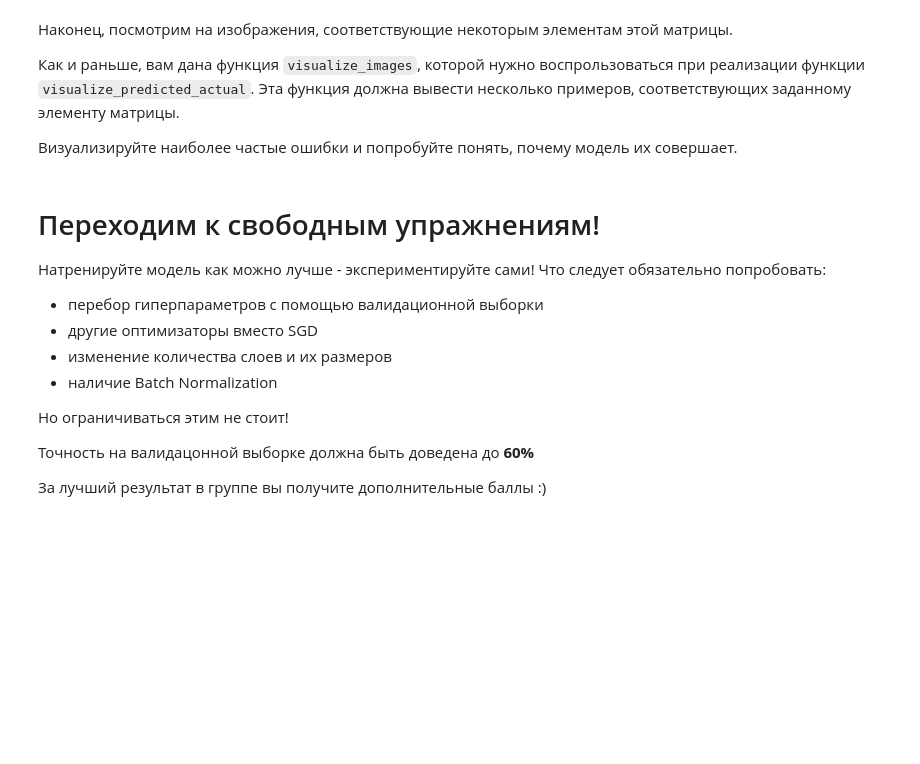
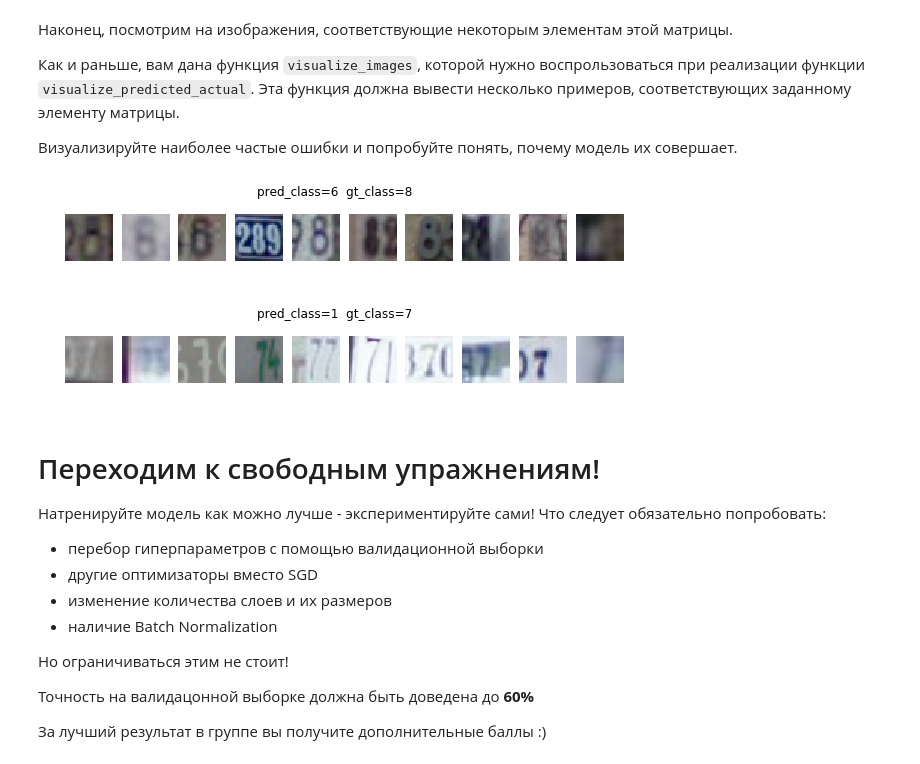
Before and after one commit to Skvortsovg/dlcourse_ai, a Jupyter notebook: assignments/assignment2/PyTorch.ipynb, the cells around one changed output. Drawn from its saved outputs; the diff is of its cells as text; code cells hidden in the pictures; blank space fills up the shorter version.

```diff
--- a/assignments/assignment2/PyTorch.ipynb
+++ b/assignments/assignment2/PyTorch.ipynb
@@ -260,4 +277,20 @@ loss_history, train_history, val_history = train_model(nn_model, train_model, va
 Чтобы это сделать мы приводим код `SubsetSampler`, который просто проходит по всем заданным индексам последовательно и составляет из них батчи.
 
 Реализуйте функцию `evaluate_model`, которая прогоняет модель через все сэмплы validation set и запоминает предсказания модели и истинные метки.
+# %%
+class SubsetSampler(Sampler):
+    """Samples elements with given indices sequentially
+
+    Arguments:
+        indices (ndarray): indices of the samples to take
+    """
+
+    def __init__(self, indices):
+        self.indices = indices
+
+    def __iter__(self):
+        return (self.indices[i] for i in range(len(self.indices)))
+
+    def __len__(self):
+        return len(self.indices)
 # %%
@@ -370,42 +390,44 @@ data_train_images = dset.SVHN('./data/', split='train')
 def visualize_images(indices, data, title='', max_num=10):
     """
     Visualizes several images from the dataset
 
     indices: array of indices to visualize
     data: torch Dataset with the images
     title: string, title of the plot
     max_num: int, max number of images to display
     """
     to_show = min(len(indices), max_num)
     fig = plt.figure(figsize=(10,1.5))
     fig.suptitle(title)
     for i, index in enumerate(indices[:to_show]):
-        plt.subplot(1,to_show, i+1)
+        plt.subplot(1, to_show, i+1)
         plt.axis('off')
         sample = data[index][0]
         plt.imshow(sample)
 
-def visualize_predicted_actual(predicted_class, gt_class, predictions, groud_truth, val_indices, data):
+def visualize_predicted_actual(predicted_class, gt_class, predictions, ground_truth, val_indices, data):
     """
     Visualizes images of a ground truth class which were predicted as the other class
 
     predicted: int 0-9, index of the predicted class
     gt_class: int 0-9, index of the ground truth class
     predictions: np array of ints, model predictions for all validation samples
     ground_truth: np array of ints, ground truth for all validation samples
     val_indices: np array of ints, indices of validation samples
     """
 
-    # TODO: Implement visualization using visualize_images above
-    # predictions and ground_truth are provided for validation set only, defined by val_indices
-    # Hint: numpy index arrays might be helpful
-    # https://docs.scipy.org/doc/numpy/user/basics.indexing.html#index-arrays
-    # Please make the title meaningful!
-
-    raise Exception("Not implemented")
+    pr_ = np.where(predictions == predicted_class)
+    gt_ = np.where(ground_truth == gt_class)
+    gt_pr = np.intersect1d(gt_, pr_)
+    suitable_indeces = val_indices[gt_pr]
+    title = 'pred_class={}  gt_class={}'.format(predicted_class, gt_class)
+    visualize_images(suitable_indeces, data, title)
 
 visualize_predicted_actual(6, 8, predictions, gt, np.array(val_indices), data_train_images)
 visualize_predicted_actual(1, 7, predictions, gt, np.array(val_indices), data_train_images)
+# %% [output]
+[figure, added]
+[figure, added]
 # %% [markdown]
 # Переходим к свободным упражнениям!
 
```
Also changed, not shown: parts of 7 cells of this notebook.
